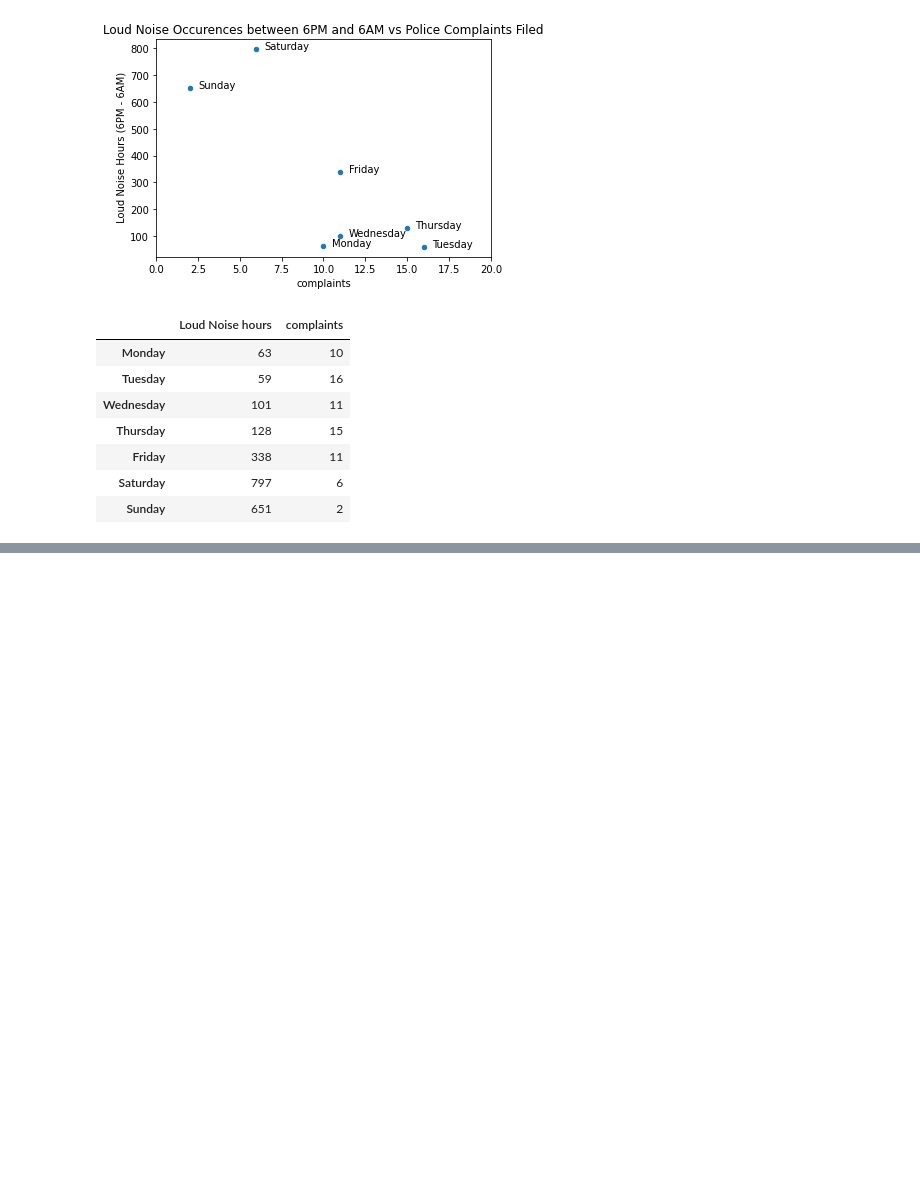
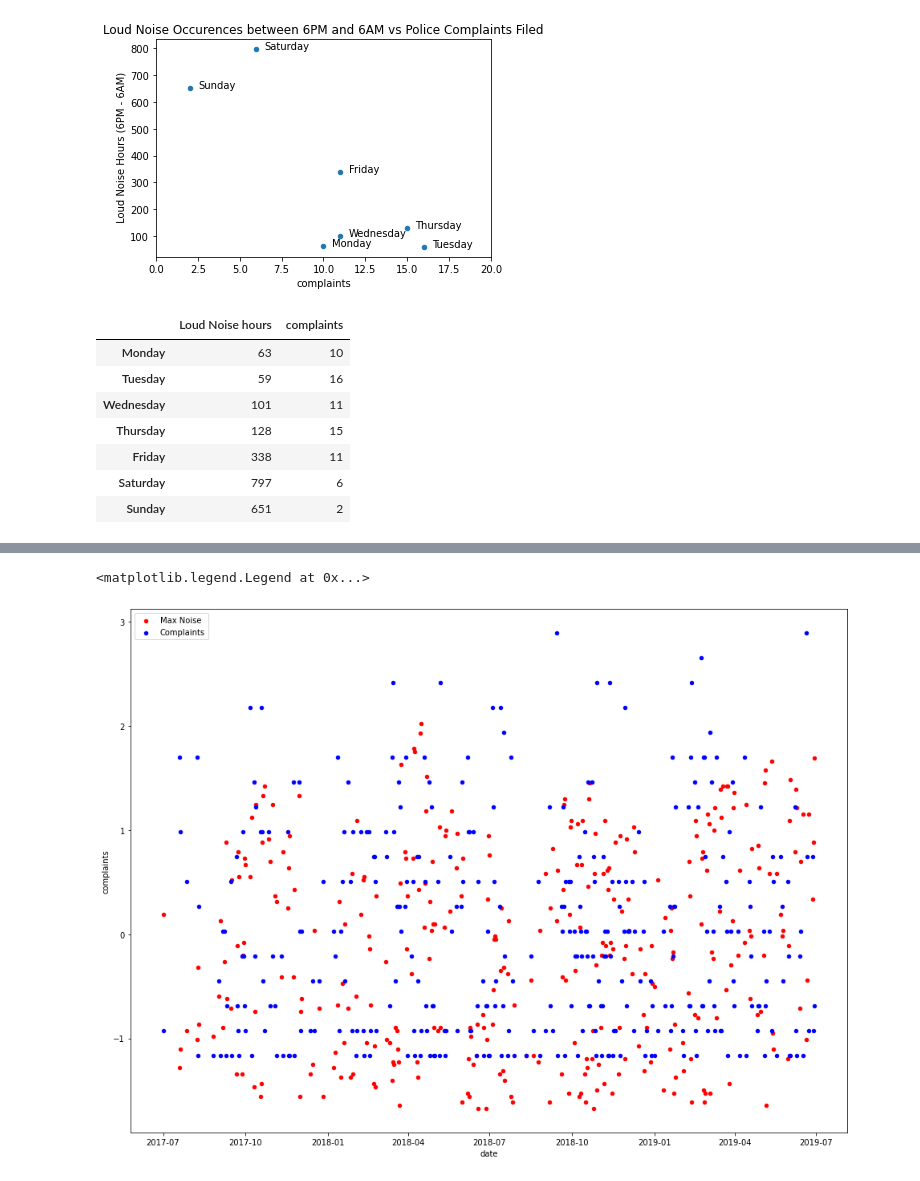
Before and after one commit to xssChauhan/torino-noise, a Jupyter notebook: Torino Data.ipynb, the cells around one changed output, grey strips where cells are left out. Cells and saved outputs as stored; diff of their text form; code cells hidden in the pictures; blank space fills up the shorter version.

Commit message:
(feat): Relational analysis between max_noise and complaints

```diff
--- a/Torino Data.ipynb
+++ b/Torino Data.ipynb
@@ -811,3 +811,9 @@ loud_noise_hour
 | Friday | 338 | 11 |
 | Saturday | 797 | 6 |
 | Sunday | 651 | 2 |
+# %%
+loud_noise_df["date"] = loud_noise_df.combined_datetime.map(
+    lambda s: s.date()
+)
+
+loud_noise_agg = loud_noise_df.groupby("date")[y_cols].agg("max")
@@ -813,0 +857,2 @@ loud_noise_hour
+# %%
+complaints_df["date"] = complaints_df.date
@@ -813,0 +875,15 @@ loud_noise_hour
+# %%
+complaints_df_agg = complaints_df.groupby("date")["Data"].agg("count").to_frame().rename(columns={"Data": "complaints"})
+# complaints_df_agg
+noise_complaints = loud_noise_agg.max(axis=1).to_frame().rename(columns={0:"max_noise"}).join(complaints_df_agg).reset_index()
+noise_complaints["max_noise"] = (noise_complaints["max_noise"] - noise_complaints["max_noise"].mean())/noise_complaints["max_noise"].std()
+noise_complaints["complaints"] = (noise_complaints["complaints"] - noise_complaints["complaints"].mean())/noise_complaints["complaints"].std()
+
+noise_complaints = noise_complaints.dropna()
+ax = noise_complaints.plot(kind="scatter", x="date",y="max_noise", color="r", figsize=(16,12))
+ax = noise_complaints.plot(kind="scatter", x="date",y="complaints", color="b", ax=ax)
+ax.legend(["Max Noise", "Complaints"])
+# sns.regplot(noise_complaints["max_noise"], noise_complaints["complaints"], ax=ax)
+# %% [output]
+<matplotlib.legend.Legend at 0x...>
+[figure, added]
```
Also changed, not shown: parts of 8 cells of this notebook.
